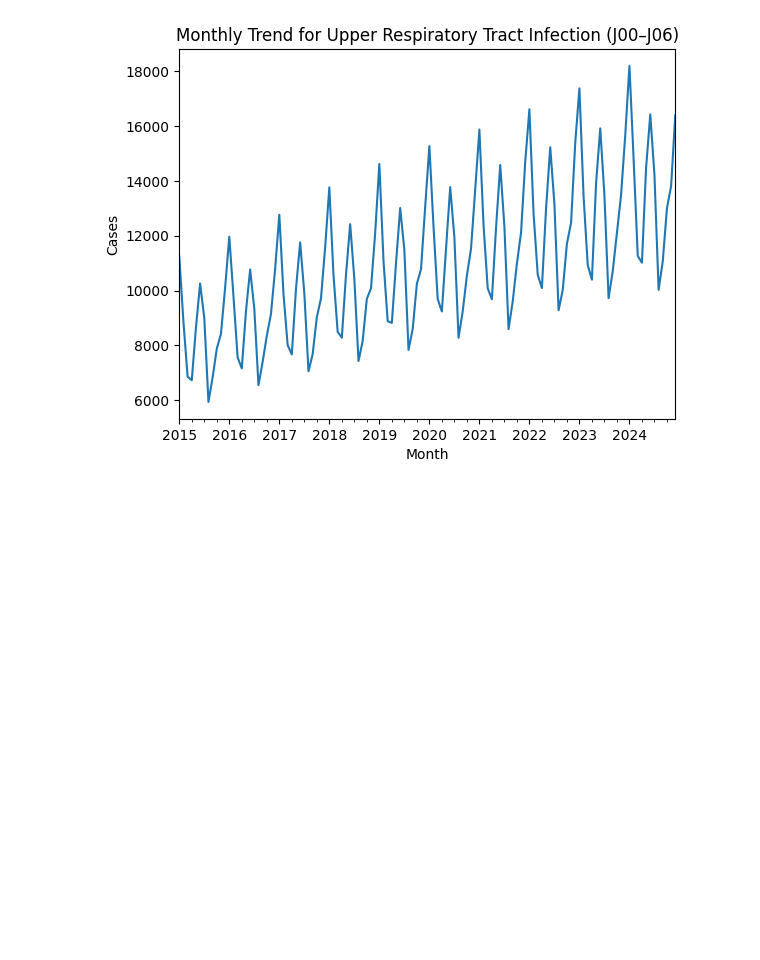
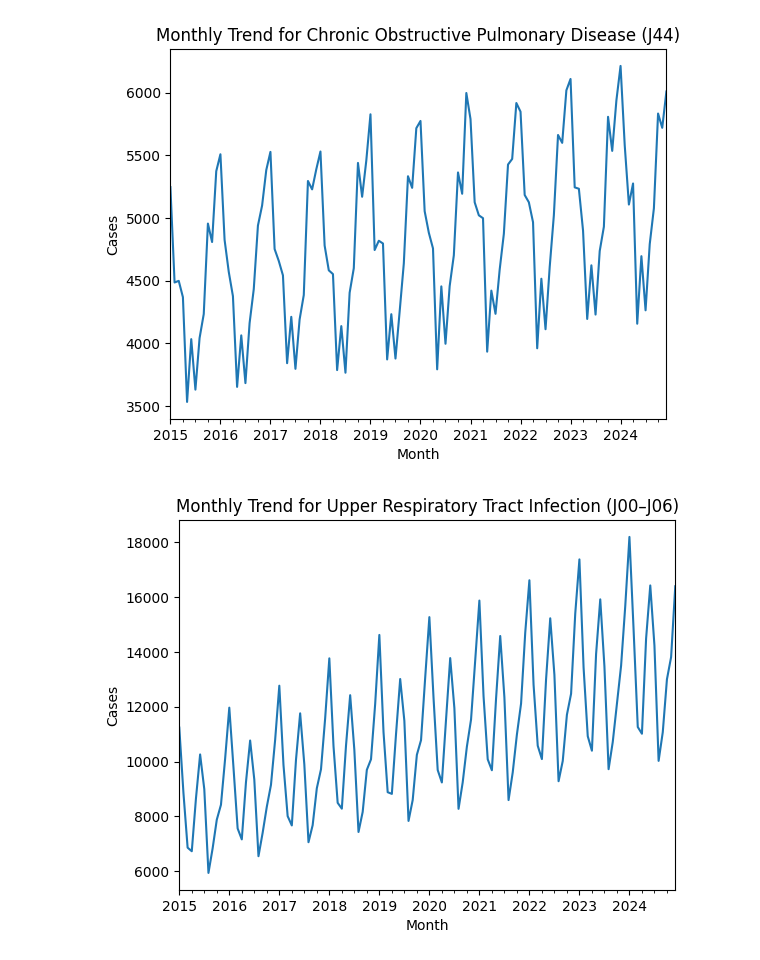
Before and after one commit to danPoku/synthetic_data_gen, a Jupyter notebook: examples/example_usage.ipynb, the cells around one changed output. Drawn from its saved outputs; the diff is of its cells as text; code cells hidden in the pictures; blank space fills up the shorter version.

```diff
--- a/examples/example_usage.ipynb
+++ b/examples/example_usage.ipynb
@@ -22,6 +22,10 @@ disease_list = [
     "Influenza (J09–J11)",
     "Chronic Obstructive Pulmonary Disease (J44)"
 ]
+# %%
+plot_monthly_trends(df, "Chronic Obstructive Pulmonary Disease (J44)")
+# %% [output]
+[figure, added]
 # %%
 # Preview data for a selected disease
 preview_data(df)
```
Also changed, not shown: parts of 1 cell of this notebook, 1 other file.
